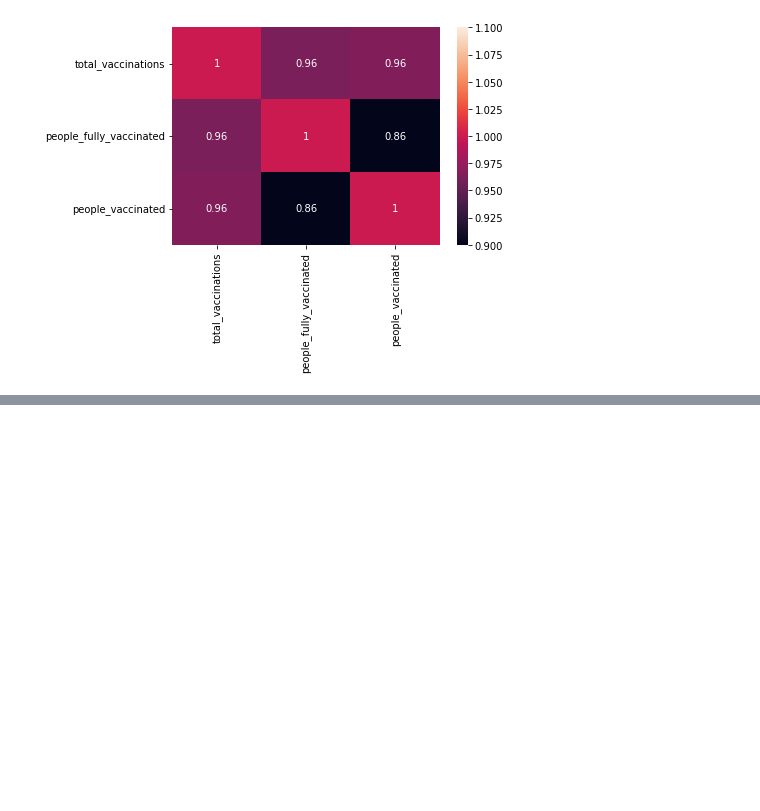
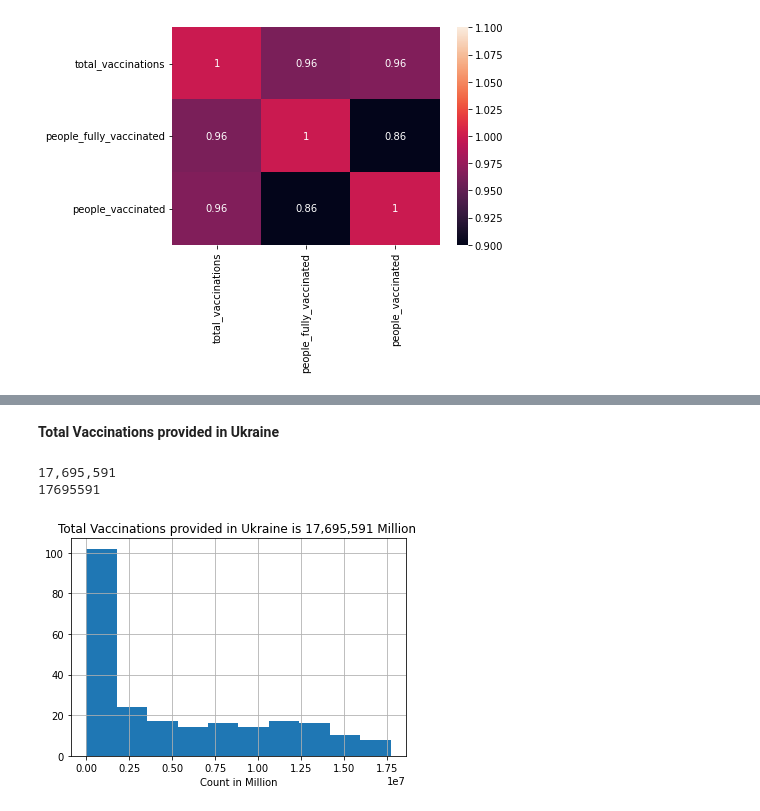
Before and after one commit to nitin578/103_Country_Covid19_Vaccinations, a Jupyter notebook: Test.ipynb, the cells around one changed output, grey strips where cells are left out. Saved outputs shown, nothing was run; the diff lists cells and outputs as text; code cells hidden in the pictures; blank space fills up the shorter version.

```diff
--- a/Test.ipynb
+++ b/Test.ipynb
@@ -147,0 +270,15 @@ sns.heatmap(Canada_df[numerical_features].corr(), vmin=1, vmax=1, annot=True)
+# %% [markdown]
+**Total Vaccinations provided in Ukraine**
+# %%
+Ukraine_df[numerical_features].hist(column = 'total_vaccinations')
+plt.xlabel("Count in Million")
+plt.title("Total Vaccinations provided in Ukraine is 17,695,591 Million ")
+column = Ukraine_df["total_vaccinations"]
+max_value = column.max()
+number_with_commas = "{:,}".format(17695591)
+print(number_with_commas)
+print(max_value)
+# %% [output]
+17,695,591
+17695591
+[figure, added]
```
Also changed, not shown: parts of 35 cells of this notebook.
